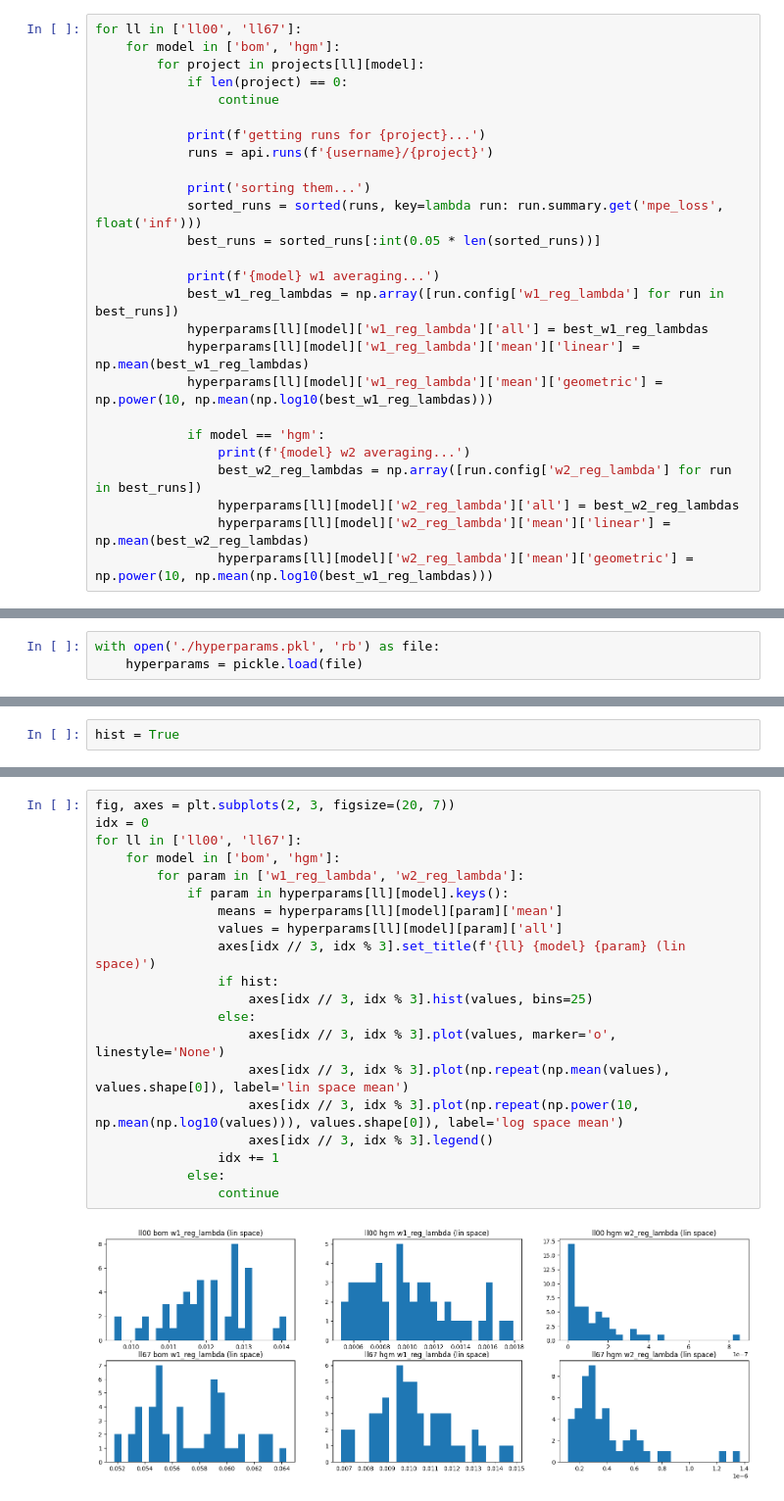
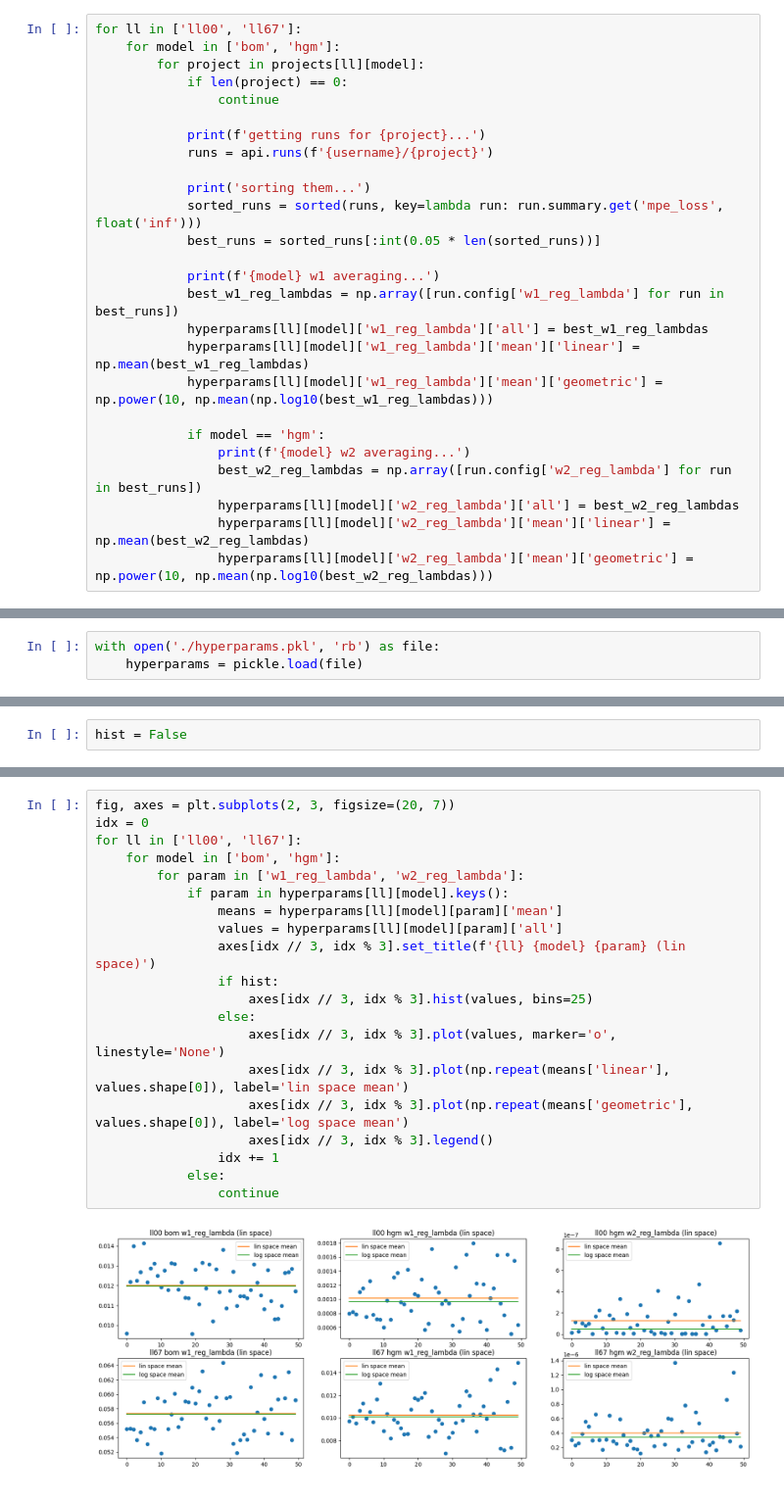
Before and after one commit to julian-zim/higama, a Jupyter notebook: organisms/worm-2025-fieseler/sweep/query-sweeps.ipynb, the cells around one changed output, grey strips where cells are left out. Shown at 98% size. Drawn from its saved outputs; the diff is of its cells as text.

```diff
--- a/organisms/worm-2025-fieseler/sweep/query-sweeps.ipynb
+++ b/organisms/worm-2025-fieseler/sweep/query-sweeps.ipynb
@@ -128,7 +128,7 @@ for ll in ['ll00', 'll67']:
 				best_w2_reg_lambdas = np.array([run.config['w2_reg_lambda'] for run in best_runs])
 				hyperparams[ll][model]['w2_reg_lambda']['all'] = best_w2_reg_lambdas
 				hyperparams[ll][model]['w2_reg_lambda']['mean']['linear'] = np.mean(best_w2_reg_lambdas)
-				hyperparams[ll][model]['w2_reg_lambda']['mean']['geometric'] = np.power(10, np.mean(np.log10(best_w1_reg_lambdas)))
+				hyperparams[ll][model]['w2_reg_lambda']['mean']['geometric'] = np.power(10, np.mean(np.log10(best_w2_reg_lambdas)))
 # %% [output]
 getting runs for bom-ll0 02.12 08h22 0 2022-11-23_worm10...
 sorting them...
@@ -175,5 +175,5 @@ ll67 hgm w2_reg_lambda:
 # %%
-hist = True
+hist = False
 # %%
 fig, axes = plt.subplots(2, 3, figsize=(20, 7))
 idx = 0
@@ -199,22 +199,22 @@ for ll in ['ll00', 'll67']:
 # %%
 fig, axes = plt.subplots(2, 3, figsize=(20, 7))
 idx = 0
 for ll in ['ll00', 'll67']:
 	for model in ['bom', 'hgm']:
 		for param in ['w1_reg_lambda', 'w2_reg_lambda']:
 			if param in hyperparams[ll][model].keys():
 				means = hyperparams[ll][model][param]['mean']
 				values = hyperparams[ll][model][param]['all']
 				axes[idx // 3, idx % 3].set_title(f'{ll} {model} {param} (lin space)')
 				if hist:
 					axes[idx // 3, idx % 3].hist(values, bins=25)
 				else:
 					axes[idx // 3, idx % 3].plot(values, marker='o', linestyle='None')
-					axes[idx // 3, idx % 3].plot(np.repeat(np.mean(values), values.shape[0]), label='lin space mean')
-					axes[idx // 3, idx % 3].plot(np.repeat(np.power(10, np.mean(np.log10(values))), values.shape[0]), label='log space mean')
+					axes[idx // 3, idx % 3].plot(np.repeat(means['linear'], values.shape[0]), label='lin space mean')
+					axes[idx // 3, idx % 3].plot(np.repeat(means['geometric'], values.shape[0]), label='log space mean')
 					axes[idx // 3, idx % 3].legend()
 				idx += 1
 			else:
 				continue
 # %% [output]
-[figure, old version]
+[figure, new version]
```
Also changed, not shown: parts of 2 cells of this notebook, 12 other files.
